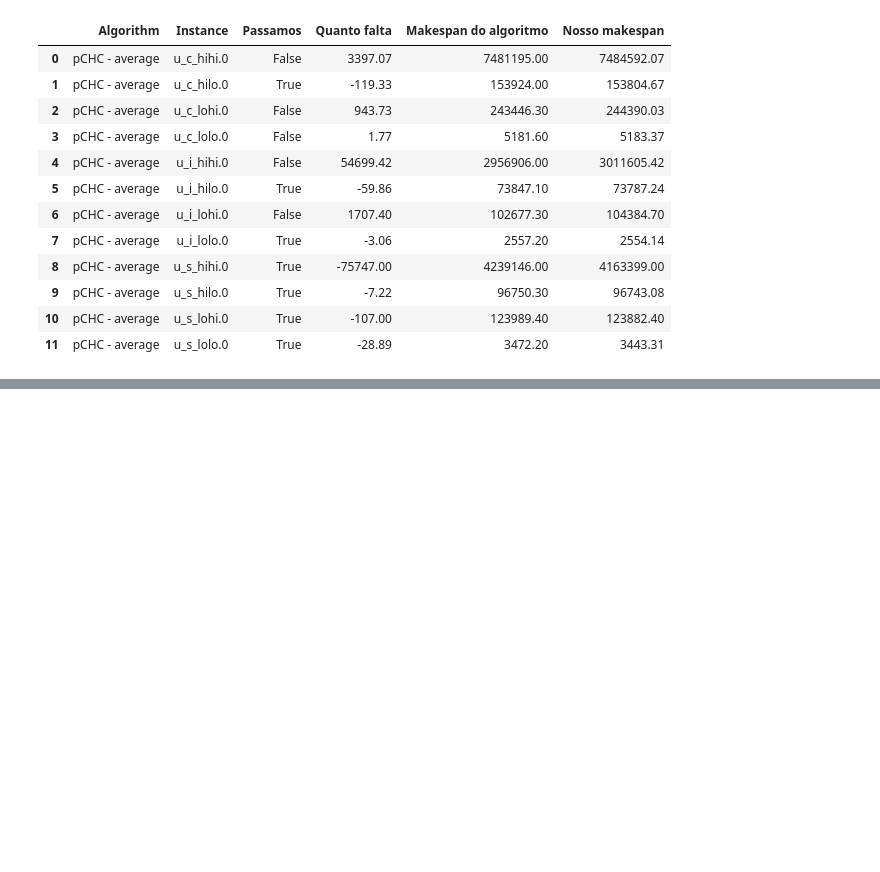
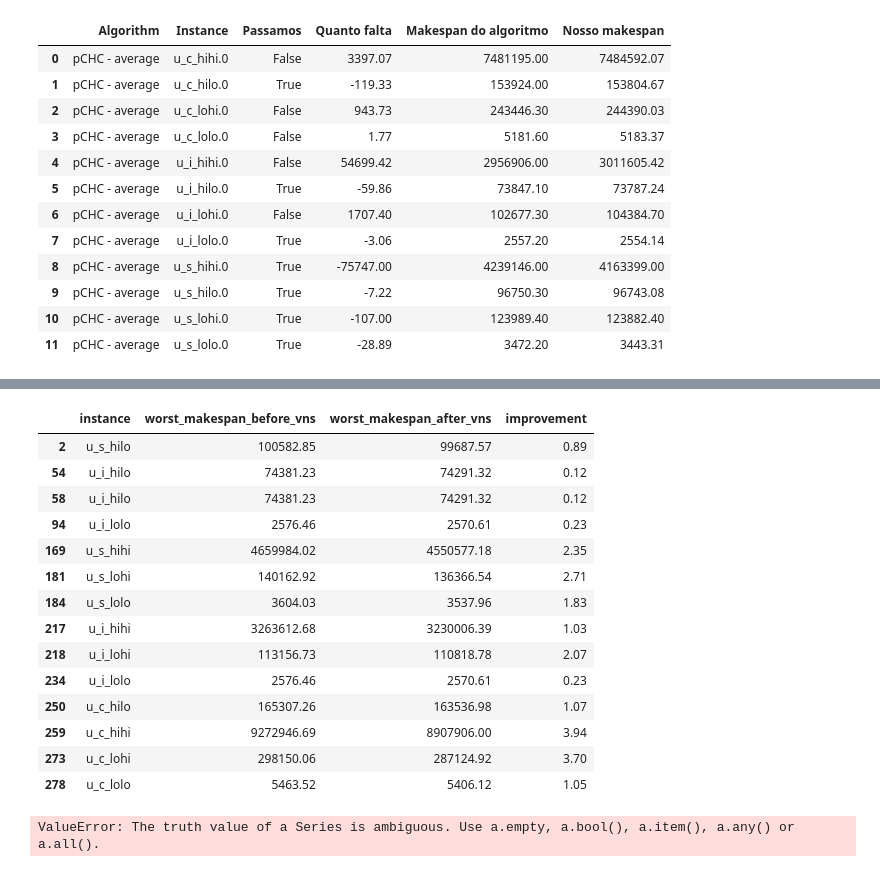
Before and after one commit to marlonrochaeng/pesquisaMestrado, a Jupyter notebook: resultados/Analise.ipynb, the cells around one changed output, grey strips where cells are left out. Saved outputs shown, nothing was run; the diff lists cells and outputs as text; code cells hidden in the pictures; blank space fills up the shorter version.

```diff
--- a/resultados/Analise.ipynb
+++ b/resultados/Analise.ipynb
@@ -176,0 +262,22 @@ df_to_compare
+# %%
+df_mutacao_correto_vs.loc[df_mutacao_correto_vs['worst_makespan_after_vns'].isin(df_mutacao_correto_vs.groupby('instance')['worst_makespan_after_vns'].max().values)]
+# %% [output]
+|  | instance | worst_makespan_before_vns | worst_makespan_after_vns | improvement |
+| 2 | u_s_hilo | 100582.85 | 99687.57 | 0.89 |
+| 54 | u_i_hilo | 74381.23 | 74291.32 | 0.12 |
+| 58 | u_i_hilo | 74381.23 | 74291.32 | 0.12 |
+| 94 | u_i_lolo | 2576.46 | 2570.61 | 0.23 |
+| 169 | u_s_hihi | 4659984.02 | 4550577.18 | 2.35 |
+| 181 | u_s_lohi | 140162.92 | 136366.54 | 2.71 |
+| 184 | u_s_lolo | 3604.03 | 3537.96 | 1.83 |
+| 217 | u_i_hihi | 3263612.68 | 3230006.39 | 1.03 |
+| 218 | u_i_lohi | 113156.73 | 110818.78 | 2.07 |
+| 234 | u_i_lolo | 2576.46 | 2570.61 | 0.23 |
+| 250 | u_c_hilo | 165307.26 | 163536.98 | 1.07 |
+| 259 | u_c_hihi | 9272946.69 | 8907906.00 | 3.94 |
+| 273 | u_c_lohi | 298150.06 | 287124.92 | 3.70 |
+| 278 | u_c_lolo | 5463.52 | 5406.12 | 1.05 |
+# %%
+df_mutacao_correto_vs.loc[df_mutacao_correto_vs['instance'] == 'u_i_lohi' and df_mutacao_correto_vs['improvement'] == df_mutacao_correto_vs['improvement'].max()]
+# %% [output]
+ValueError: The truth value of a Series is ambiguous. Use a.empty, a.bool(), a.item(), a.any() or a.all().
```
Also changed, not shown: parts of 5 cells of this notebook, 25 other files.
